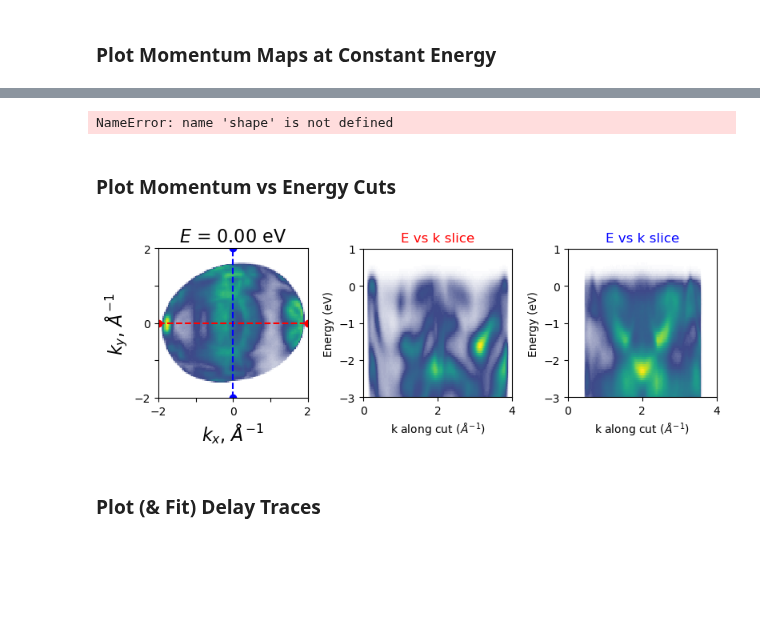
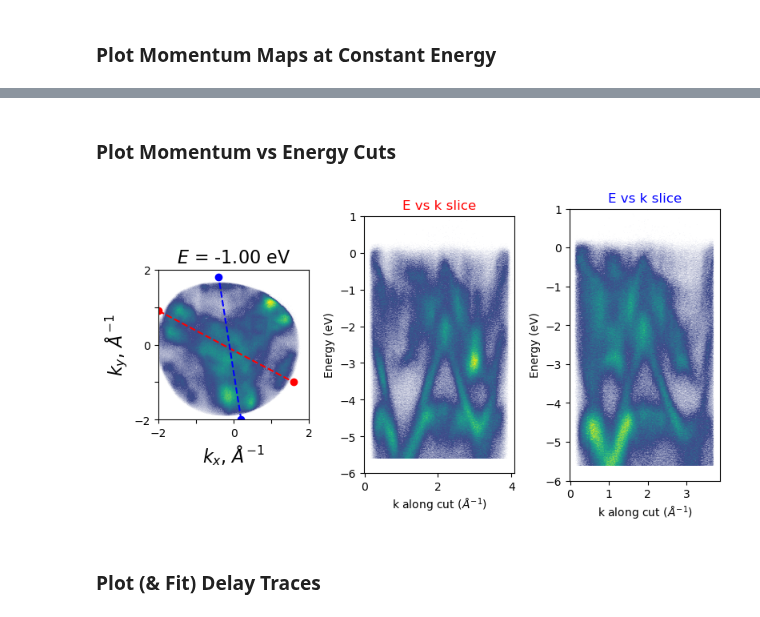
Before and after one commit to lawsonlloyd/mpes-analysis, a Jupyter notebook: mpes_Plot_Analysis.ipynb, the cells around one changed output, grey strips where cells are left out. Drawn from its saved outputs; the diff is of its cells as text; code cells hidden in the pictures; blank space fills up the shorter version.

```diff
--- a/mpes_Plot_Analysis.ipynb
+++ b/mpes_Plot_Analysis.ipynb
@@ -34,6 +37,10 @@ data_path = 'R:\Lawson\Data\metis'
 #data_path = '/Users/lawsonlloyd/Desktop/Data/metis'
 
 filename, offsets = 'Scan162_RT_120x120x115x50_binned.h5', [0.8467, -120]
+filename, offsets = 'Scan0804_30K_Pprobe_Spump_binned.h5', [.5047, -102]
+
+filename, offsets = 'Scan1042_binned.h5', [-0.4, 0]
+#filename, offsets = 'Scan1052_binned.h5', [0, 0]
 # %% [markdown]
 ### Load the data, Generate Normalized and Difference Data
 # %%
@@ -42,11 +49,15 @@ data_loader = DataLoader(data_path + '//' + filename, offsets)
 I = data_loader.load()
 
 # Truncate and Normalize Data, if desired.
-I = I.loc[{"delay":slice(-350,1100)}]
+#I = I.loc[{"delay":slice(-250,1100)}]
+I = I/np.max(I)
+
+# Normalize Each Time Step to the Total Volume Counts, if desired
+#I = I / I.sum(dim=('kx','ky','E'))
 I = I/np.max(I)
 I_res = I
 
 # Generate Difference Data (Pos - Neg Delay Times), if desired.
-I_diff = I - I.loc[{"delay":slice(-400,-100)}].mean(dim="delay")
-I_diff = I_diff/np.max(I_diff)
+#I_diff = I - I.loc[{"delay":slice(-250,-150)}].mean(dim="delay")
+#I_diff = I_diff/np.max(I_diff)
 # %% [output]
@@ -92,12 +98,3 @@ print(b1)
-# %%
-from matplotlib.patches import Polygon
-
-# Create the polygon patch
-polygon = Polygon(shape, closed=True, linewidth=2, edgecolor=color,
-                facecolor='none', alpha=0.75)
-ax.add_patch(polygon)
-# %% [output]
-NameError: name 'shape' is not defined
 # %% [markdown]
 ### Plot Momentum vs Energy Cuts
 # %%
@@ -107,7 +104,7 @@ axs = axs.flatten()
 
 # Plot momentum map
 mpes.plot_momentum_maps(
-    I_res, E=0, E_int=0.2, delays=None, delay_int=None,
+    I_res, E=-1, E_int=0.2, delays=None, delay_int=None,
     fig = fig, ax = axs[0],
     cmap=cmap_plot,
     panel_labels=False, fontsize=16,
@@ -115,8 +112,9 @@ mpes.plot_momentum_maps(
 )
 
 # Plot k - E (arbitrary Cut)
-k_start, k_end = (-2, 0), (2, 0)
-I_cut, k_vals, E_vals = mpes.get_k_cut(I_res.mean(dim="delay"), k_start=k_start, k_end=k_end)
+k_start, k_end = (-2, .9), (1.6, -1)
+#I_cut, k_vals, E_vals = mpes.get_k_cut(I_res.mean(dim="delay"), k_start=k_start, k_end=k_end)
+I_cut, k_vals, E_vals = mpes.get_k_cut(I_res, k_start=k_start, k_end=k_end)
 
 axs[0].plot(k_start[0], k_start[1], 'ro')
 axs[0].plot(k_end[0], k_end[1], 'ro')
@@ -126,46 +124,47 @@ axs[1].pcolormesh(k_vals, E_vals, I_cut, shading='auto', cmap=cmap_LTL)
 axs[1].set_xlabel("k along cut ($\AA^{-1}$)")
 axs[1].set_ylabel("Energy (eV)")
 axs[1].set_title("E vs k slice", color = 'red')
-axs[1].set_ylim(-3,1)
+axs[1].set_ylim(-6,1)
 axs[1].set_aspect(1)
 
 # Plot k - E (arbitrary Cut)
-k_start, k_end = (0, -2), (0, 2)
-I_cut, k_vals, E_vals = mpes.get_k_cut(I_res.mean(dim="delay"), k_start=k_start, k_end=k_end)
+k_start, k_end = (.2, -2), (-.4, 1.8)
+#I_cut, k_vals, E_vals = mpes.get_k_cut(I_res.mean(dim="delay"), k_start=k_start, k_end=k_end)
+I_cut, k_vals, E_vals = mpes.get_k_cut(I_res, k_start=k_start, k_end=k_end)
 
 axs[0].plot(k_start[0], k_start[1], 'bo')
 axs[0].plot(k_end[0], k_end[1], 'bo')
 axs[0].plot([k_start[0], k_end[0]], [k_start[1], k_end[1]], color = 'blue', linestyle = 'dashed')
 
 axs[2].pcolormesh(k_vals, E_vals, I_cut, shading='auto', cmap=cmap_LTL)
 axs[2].set_xlabel("k along cut ($\AA^{-1}$)")
 axs[2].set_ylabel("Energy (eV)")
 axs[2].set_title("E vs k slice", color = 'blue')
-axs[2].set_ylim(-3,1)
+axs[2].set_ylim(-6,1)
 axs[2].set_aspect(1)
 
 """ # Plot kx-E frame
 (kx, ky), (kx_int, ky_int) = (0, 0), (4, 0.5) # Central (kx, ky) point and k-integration
 mpes.plot_kx_frame(
     I_res, ky, ky_int, delays=[500], delay_int=1000,
     E_enhance = 1,
     subtract_neg=True, neg_delays=[-500,-100],
     fig = fig, ax = axs[2],
     cmap = cmap_plot, scale=[0,1], energy_limits=[1,3]
 )
 
 # Plot ky-E frame
 (kx, ky), (kx_int, ky_int) = (0, 0), (0.5, 0.5) # Central (kx, ky) point and k-integration
 mpes.plot_ky_frame(
     I_res, ky, ky_int, delays=[500], delay_int=1000,
     subtract_neg=True, neg_delays=[-500,-100],
     fig = fig, ax = axs[3],
     cmap = cmap_plot, scale=[0,1], energy_limits=[-3,.5]
     ) """
 
 fig.tight_layout()
 # %% [output]
-[figure, old version]
+[figure, new version]
 # %% [markdown]
 ### Plot (& Fit) Delay Traces
 # %%
```
Also changed, not shown: parts of 11 cells of this notebook.
